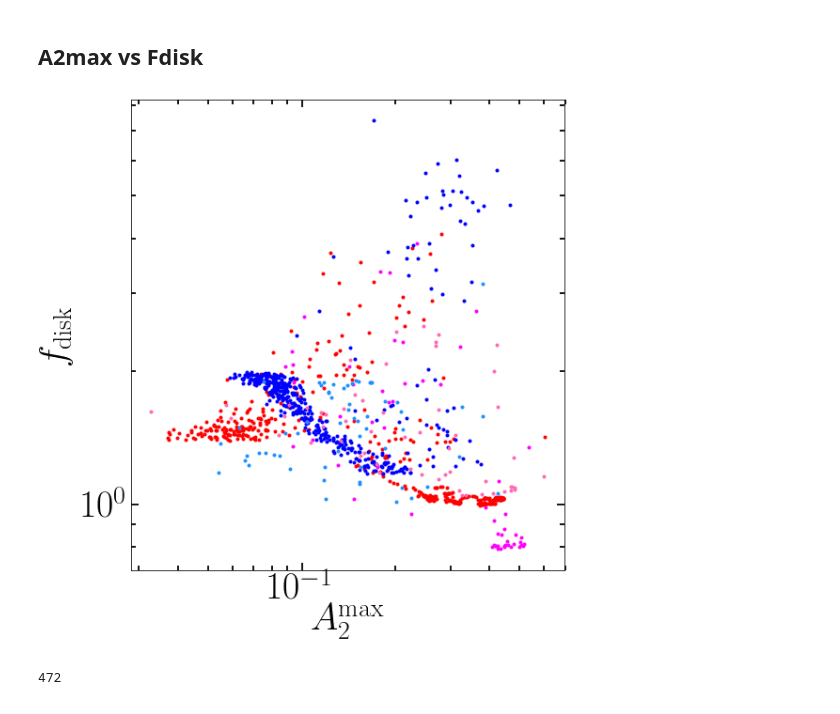
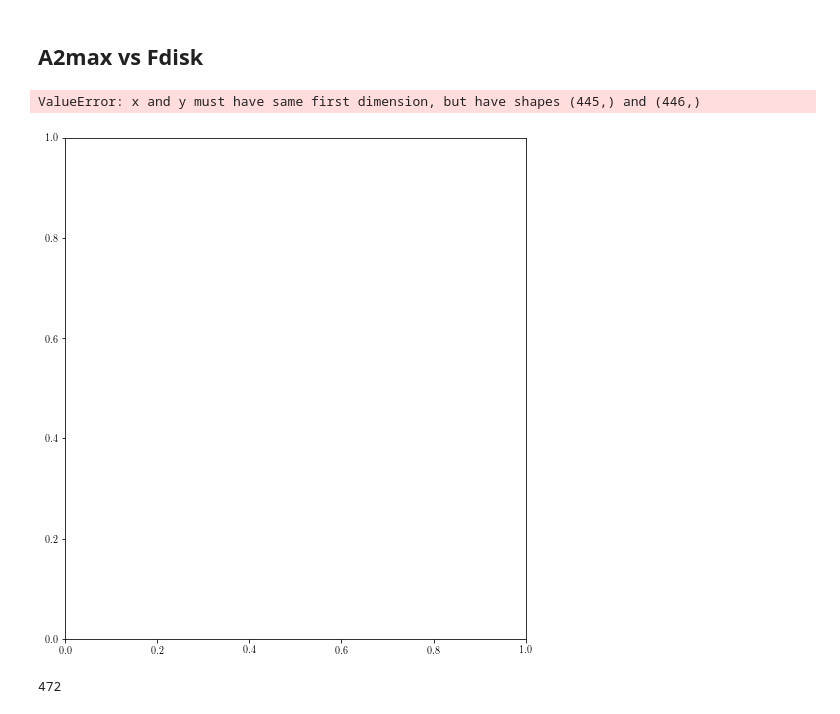
Before and after one commit to ornemarioni/Barras_GdGs, a Jupyter notebook: Barras_Gd/programs/A2maxvstime_simulaciones.ipynb, the cells around one changed output. Saved outputs shown, nothing was run; the diff lists cells and outputs as text; code cells hidden in the pictures.

```diff
--- a/Barras_Gd/programs/A2maxvstime_simulaciones.ipynb
+++ b/Barras_Gd/programs/A2maxvstime_simulaciones.ipynb
@@ -405,44 +389,45 @@ fig, ax = plt.subplots(nrows=1, ncols=1, figsize=(8, 8))#,sharey=True)
 #                        gridspec_kw = {'height_ratios':[3,1,3,1]})
 fig.subplots_adjust(bottom=0.08, left =0.1, right = 0.9, top = 0.95, wspace=0., hspace= 0)
 
-ax.plot(A2max_M31gd[:len(Mtot_M31gd)], Mtot_M31gd/np.sqrt(2.) ,'.', color='red')
+ax.plot(A2max_M31gd, fdisk_M31gd ,'.', color='red')
 # ax.plot(A2max_MWgd[:len(Mtot_MWgd)],   Mtot_MWgd/np.sqrt(2.)  ,'.', color='navy')
-ax.plot(A2max_M33gd[:len(Mtot_M33gd)], Mtot_M33gd/np.sqrt(2.) ,'.', color='b')
-ax.plot(A2max_M31gs[:len(Mtot_M31gs)], Mtot_M31gs/np.sqrt(2.) ,'.', color='fuchsia')
-ax.plot(A2max_MWgs[:len(Mtot_MWgs)],   Mtot_MWgs/np.sqrt(2.)  ,'.', color='hotpink')
-ax.plot(A2max_M33gs[:len(Mtot_M33gs)], Mtot_M33gs/np.sqrt(2.) ,'.', color='dodgerblue')
+# ax.plot(A2max_M33gd[:len(Mtot_M33gd)], Mtot_M33gd/np.sqrt(2.) ,'.', color='b')
+# ax.plot(A2max_M31gs[:len(Mtot_M31gs)], Mtot_M31gs/np.sqrt(2.) ,'.', color='fuchsia')
+# ax.plot(A2max_MWgs[:len(Mtot_MWgs)],   Mtot_MWgs/np.sqrt(2.)  ,'.', color='hotpink')
+# ax.plot(A2max_M33gs[:len(Mtot_M33gs)], Mtot_M33gs/np.sqrt(2.) ,'.', color='dodgerblue')
 
 ax.set_xlabel(r'$A_{2}^{\mathrm{max}}$', fontsize=40)
 ax.set_ylabel(r'$f_{\mathrm{disk}}$',fontsize=40)
 ax.set_yscale('log')
 ax.set_xscale('log')
 # ax.set_xticks([0,2,4,6,8,10,12,14])
 # ax.yaxis.set_major_locator(MultipleLocator(0.1))
 # ax.yaxis.set_major_formatter(NullFormatter())
 # ax.set_yticklabels(['','','$0.1$','','$0.3$','','$0.5$','','$0.7$'])
 # ax.axes.ticklabel_format(style='sci')
 # ax.set_ylim(0,0.8)
 # ax.set_xlim(0,14)
 ax.minorticks_on()
 ax.tick_params( labelsize=40)
 ax.tick_params('both', length=5, width=1.8,which='minor', direction='in', right='on',top='on')
 ax.tick_params('both', length=8, width=1.8,which='major', direction='in', right='on',top='on')
 # ax.yaxis.set_minor_locator(MultipleLocator(0.025))
 # ax.axhline(y=0.2,ls='--',lw=1.5, color='k', alpha=0.5)
 # ax.arrow(x=time0_M31gd,y=0.8,dx=0,dy=-0.1,color='red', lw=1.5,
 #          head_length=0.03,head_width=0.3,length_includes_head=True)
 # ax.arrow(x=time0_M31gs,y=0.8,dx=0,dy=-0.1,color='fuchsia', lw=1.5,
 #          head_length=0.03,head_width=0.3,length_includes_head=True)
 # ax.arrow(x=time0_MWgs,y=0.8,dx=0,dy=-0.1,color='hotpink', lw=1.5,
 #          head_length=0.03,head_width=0.3,length_includes_head=True)
 
 
 # fig.savefig('/home/ornela/overleaf/13216980csjxswjndpmj/A2max_time.pdf', dpi = 100, xxbox_inches='tight')
 # fig.savefig('/home/omarioni/Barras_GdGs/Barras_Gd/_imagenes/A2max_time_new.pdf', dpi = 100, xxbox_inches='tight')
 
 plt.show()
 # %% [output]
+ValueError: x and y must have same first dimension, but have shapes (445,) and (446,)
-[figure, old version]
+[figure, new version]
 # %%
 print len(Mtot_M31gd)
 # %% [output]
```
Also changed, not shown: parts of 2 cells of this notebook, 5 other files.
